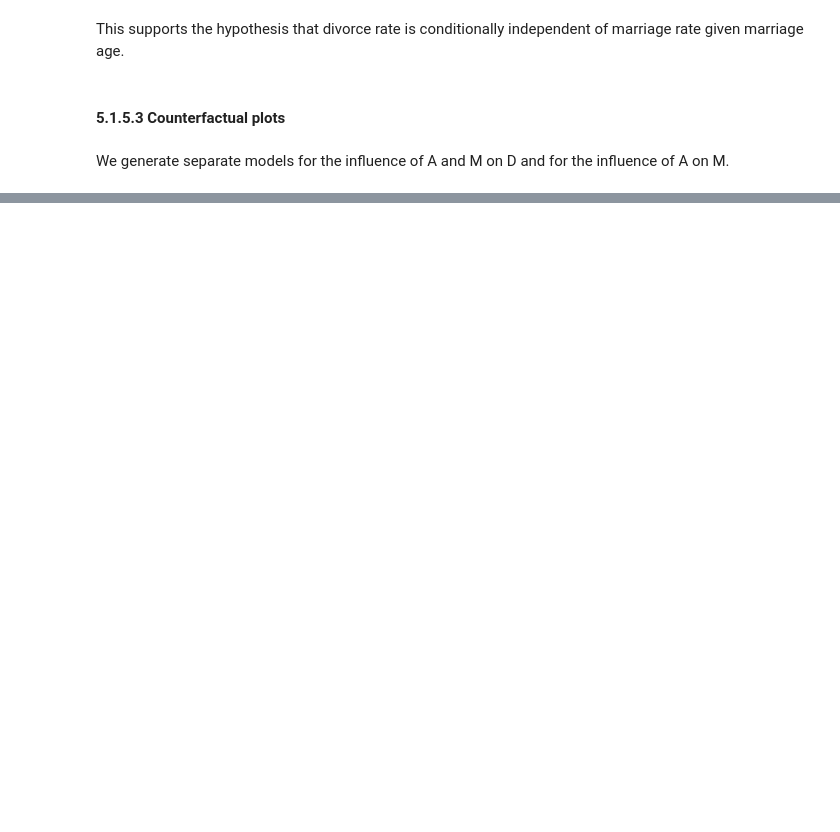
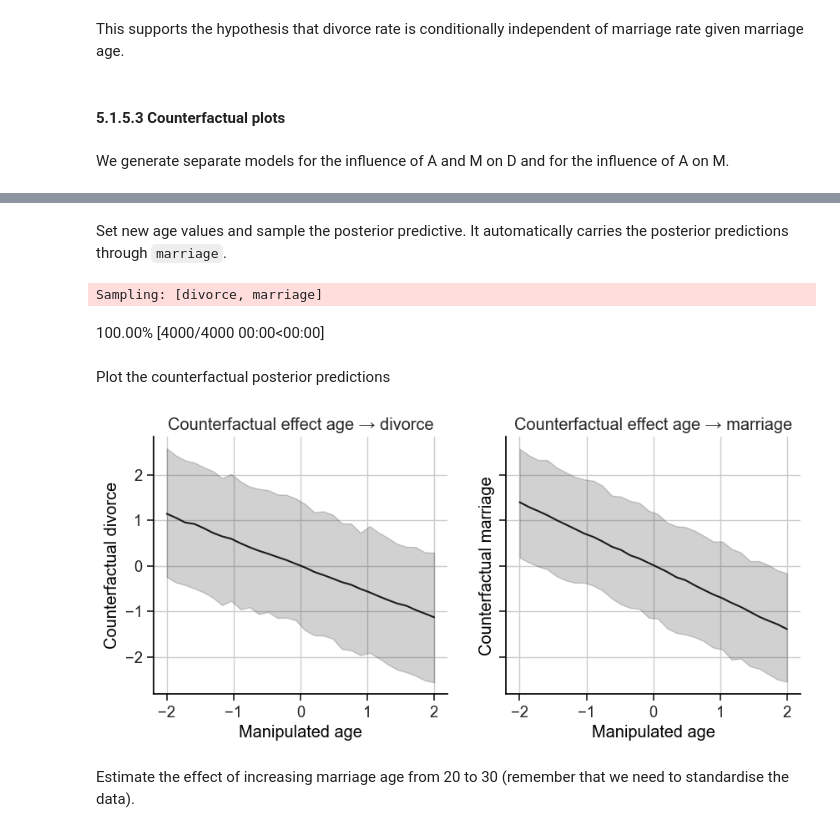
Before and after one commit to chris-leonard/statistical-rethinking, a Jupyter notebook: notes/chapter_5.ipynb, the cells around one changed output, grey strips where cells are left out. Drawn from its saved outputs; the diff is of its cells as text; code cells hidden in the pictures; blank space fills up the shorter version.

```diff
--- a/notes/chapter_5.ipynb
+++ b/notes/chapter_5.ipynb
@@ -483,4 +406,0 @@ trace_5_3a.predictions.marriage_obs
-# %%
-with m5_3a:
-    pm.set_data({"marriage": post_pred_5_3a.predictions
-    post_pred_5_3b
@@ -530,0 +454,51 @@ pm_model.to_graphviz()
+# %% [markdown]
+Set new age values and sample the posterior predictive.
+It automatically carries the posterior predictions through `marriage`.
+# %%
+with m5_3a:
+    pm.set_data({"age": np.linspace(-2, 2, 30)})
+    trace_5_3a = pm.sample_posterior_predictive(
+        trace_5_3a,
+        var_names=["marriage", "divorce"],
+        extend_inferencedata=True,
+        predictions=True,
+    )
+# %% [output]
+Sampling: [divorce, marriage]
+100.00% [4000/4000 00:00<00:00]
+# %% [markdown]
+Plot the counterfactual posterior predictions
+# %%
+def plot_counterfactual_against_age(trace, counterfactual_var, ax=None):
+    if not ax:
+        fig, ax = plt.subplots(figsize=(5, 4))
+
+    ax.plot(
+        trace.predictions_constant_data.age,
+        trace.predictions[counterfactual_var].mean(dim=["chain", "draw"]),
+        color="k",
+    )
+
+    marriage_hdi = az.hdi(trace.predictions[counterfactual_var], hdi_prob=0.89)
+    ax.fill_between(
+        trace.predictions_constant_data.age,
+        marriage_hdi[counterfactual_var].sel(hdi="lower"),
+        marriage_hdi[counterfactual_var].sel(hdi="higher"),
+        color="k",
+        alpha=0.2,
+    )
+
+    ax.set(
+        xlabel="Manipulated age",
+        ylabel=f"Counterfactual {counterfactual_var}",
+        title=f"Counterfactual effect age → {counterfactual_var}",
+    )
+# %%
+fig, axs = plt.subplots(ncols=2, sharey=True, figsize=(10, 4))
+
+plot_counterfactual_against_age(trace_5_3a, "divorce", ax=axs[0])
+plot_counterfactual_against_age(trace_5_3a, "marriage", ax=axs[1])
+# %% [output]
+[figure, added]
+# %% [markdown]
+Estimate the effect of increasing marriage age from 20 to 30 (remember that we need to standardise the data).
```
Also changed, not shown: parts of 36 cells of this notebook.
